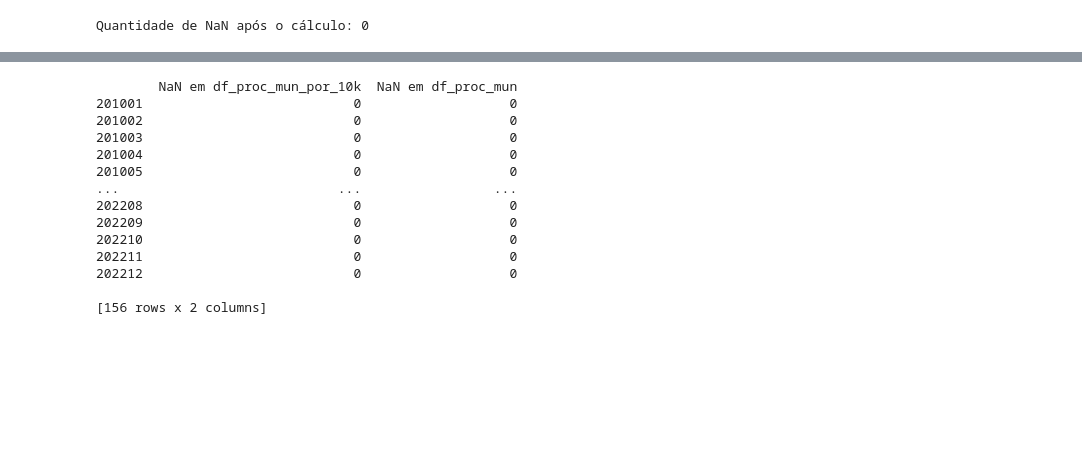
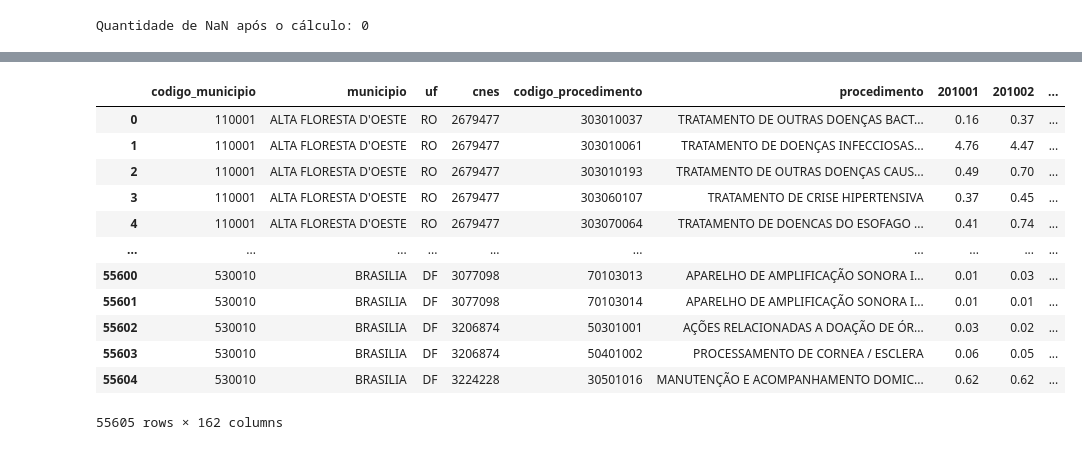
Before and after one commit to TFM-NUCLIO/iris_ai, a Jupyter notebook: tratamento_dados_dfpo1_sia_sih_.ipynb, the cells around one changed output, grey strips where cells are left out. Saved outputs shown, nothing was run; the diff lists cells and outputs as text; code cells hidden in the pictures; blank space fills up the shorter version.

```diff
--- a/tratamento_dados_dfpo1_sia_sih_.ipynb
+++ b/tratamento_dados_dfpo1_sia_sih_.ipynb
@@ -822,2 +832,3 @@ df_pop_reshaped
 # %%
-df_pop_reshaped.reset_index(level=0, inplace=True)
+df_proc_mun.reset_index(drop=True, inplace=True)
+df_proc_cnes
@@ -840,26 +849,20 @@ df_pop_reshaped
 # %%
-# Criar uma cópia de df_pop_reshaped e adicionar uma nova coluna com o código de município ajustado
-df_pop_reshaped['codigo_municipio'] = df_pop_reshaped['codigo'].astype(str).str[:-1].astype(int)
+# Redefinir o índice do DataFrame df_proc_cnes
+df_proc_cnes.reset_index(drop=True, inplace=True)
 
-# Definir a nova coluna "codigo_municipio" como índice do DataFrame
-df_pop_reshaped.set_index('codigo_municipio', inplace=True)
-
-# Redefinir o índice do DataFrame df_proc_mun
-df_proc_mun.reset_index(drop=True, inplace=True)
-
-# Criar uma cópia de df_proc_mun
-df_proc_mun_por_10k = df_proc_mun.copy()
+# Criar uma cópia de df_proc_cnes
+df_proc_cnes_milhab = df_proc_cnes.copy()
 
 # Selecionar as colunas de população em df_pop_reshaped
-pop_columns = df_pop_reshaped.columns[1:]
+pop_columns = df_pop_reshaped.columns
 
 # Mapear as linhas e colunas corretamente
-for i in range(len(df_proc_mun)):
-    codigo_municipio = df_proc_mun.loc[i, 'codigo_municipio']
-    df_proc_mun_por_10k.iloc[i, 5:] = (df_proc_mun.iloc[i, 5:] / df_pop_reshaped.loc[codigo_municipio, pop_columns]) * 10000
+for i in range(len(df_proc_cnes)):
+    codigo_municipio = df_proc_cnes.loc[i, 'codigo_municipio']
+    df_proc_cnes_milhab.iloc[i, 6:] = (df_proc_cnes.iloc[i, 6:] / df_pop_reshaped.loc[codigo_municipio, pop_columns]) * 1000
 
 # Verificar se há valores NaN após o cálculo
-nan_count = df_proc_mun_por_10k.isna().sum().sum()
+nan_count = df_proc_cnes_milhab.isna().sum().sum()
 print("Quantidade de NaN após o cálculo:", nan_count)
 # %% [output]
 Quantidade de NaN após o cálculo: 0
@@ -891,27 +869,17 @@ df_proc_mun_por_10k
-# %%
-# Verificar quantidade de NaN por procedimento por município em df_proc_mun_por_10k
-nan_counts = df_proc_mun_por_10k.iloc[:, 5:].isna().sum()
-
-# Verificar quantidade de NaN em df_proc_mun
-nan_counts_original = df_proc_mun.iloc[:, 5:].isna().sum()
-
-# Comparar os resultados
-comparison = pd.concat([nan_counts, nan_counts_original], axis=1)
-comparison.columns = ['NaN em df_proc_mun_por_10k', 'NaN em df_proc_mun']
-print(comparison)
-# %% [output]
-        NaN em df_proc_mun_por_10k  NaN em df_proc_mun
-201001                           0                   0
-201002                           0                   0
-201003                           0                   0
-201004                           0                   0
-201005                           0                   0
-...                            ...                 ...
-202208                           0                   0
-202209                           0                   0
-202210                           0                   0
-202211                           0                   0
-202212                           0                   0
-
-[156 rows x 2 columns]
+# %%
+df_proc_cnes_milhab
+# %% [output]
+|  | codigo_municipio | municipio | uf | cnes | codigo_procedimento | procedimento | 201001 | 201002 | ... |
+| 0 | 110001 | ALTA FLORESTA D'OESTE | RO | 2679477 | 303010037 | TRATAMENTO DE OUTRAS DOENÇAS BACT... | 0.16 | 0.37 | ... |
+| 1 | 110001 | ALTA FLORESTA D'OESTE | RO | 2679477 | 303010061 | TRATAMENTO DE DOENÇAS INFECCIOSAS... | 4.76 | 4.47 | ... |
+| 2 | 110001 | ALTA FLORESTA D'OESTE | RO | 2679477 | 303010193 | TRATAMENTO DE OUTRAS DOENÇAS CAUS... | 0.49 | 0.70 | ... |
+| 3 | 110001 | ALTA FLORESTA D'OESTE | RO | 2679477 | 303060107 | TRATAMENTO DE CRISE HIPERTENSIVA | 0.37 | 0.45 | ... |
+| 4 | 110001 | ALTA FLORESTA D'OESTE | RO | 2679477 | 303070064 | TRATAMENTO DE DOENCAS DO ESOFAGO ... | 0.41 | 0.74 | ... |
+| ... | ... | ... | ... | ... | ... | ... | ... | ... | ... |
+| 55600 | 530010 | BRASILIA | DF | 3077098 | 70103013 | APARELHO DE AMPLIFICAÇÃO SONORA I... | 0.01 | 0.03 | ... |
+| 55601 | 530010 | BRASILIA | DF | 3077098 | 70103014 | APARELHO DE AMPLIFICAÇÃO SONORA I... | 0.01 | 0.01 | ... |
+| 55602 | 530010 | BRASILIA | DF | 3206874 | 50301001 | AÇÕES RELACIONADAS A DOAÇÃO DE ÓR... | 0.03 | 0.02 | ... |
+| 55603 | 530010 | BRASILIA | DF | 3206874 | 50401002 | PROCESSAMENTO DE CORNEA / ESCLERA | 0.06 | 0.05 | ... |
+| 55604 | 530010 | BRASILIA | DF | 3224228 | 30501016 | MANUTENÇÃO E ACOMPANHAMENTO DOMIC... | 0.62 | 0.62 | ... |
+55605 rows × 162 columns
 # %%
```
Also changed, not shown: parts of 23 cells of this notebook, 9 other files.
